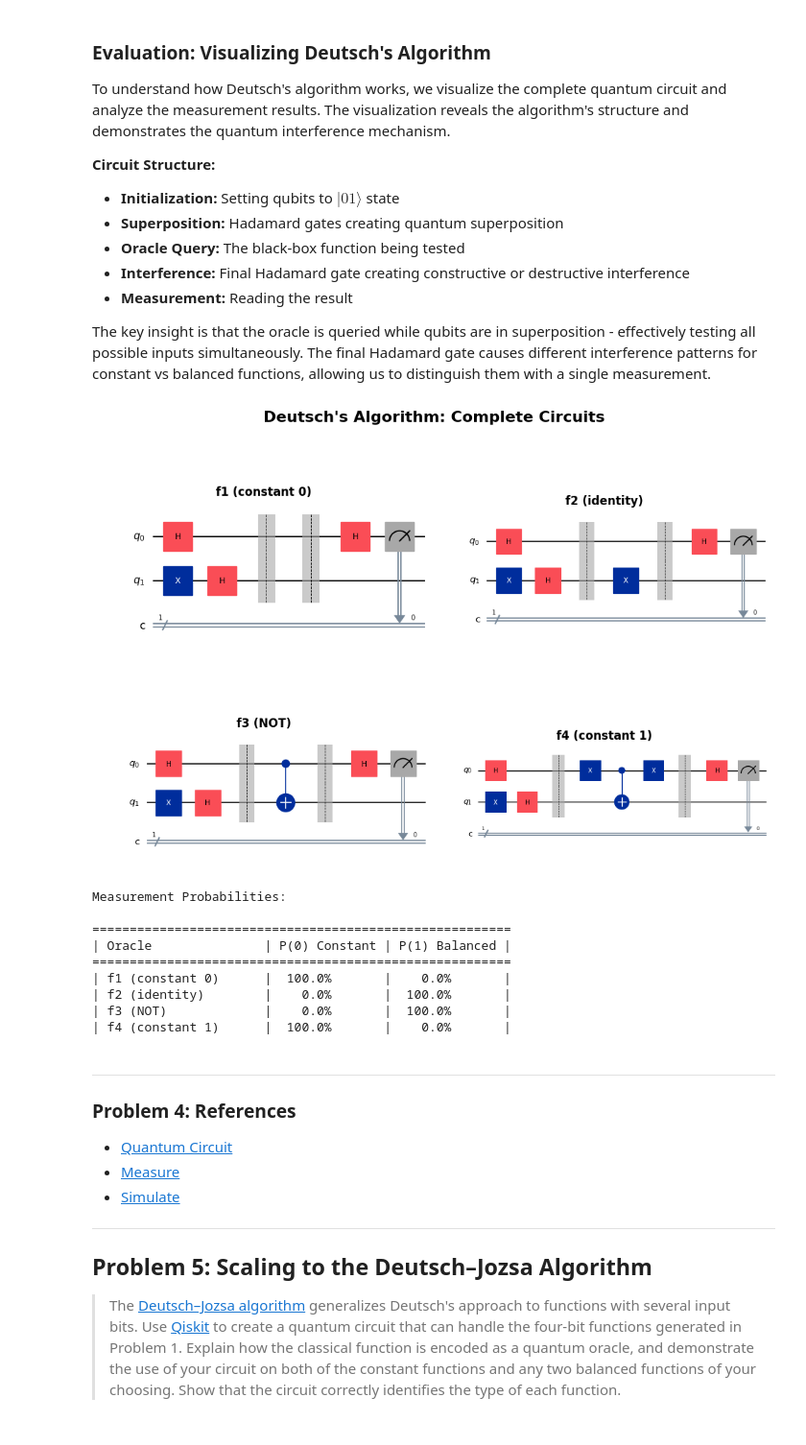
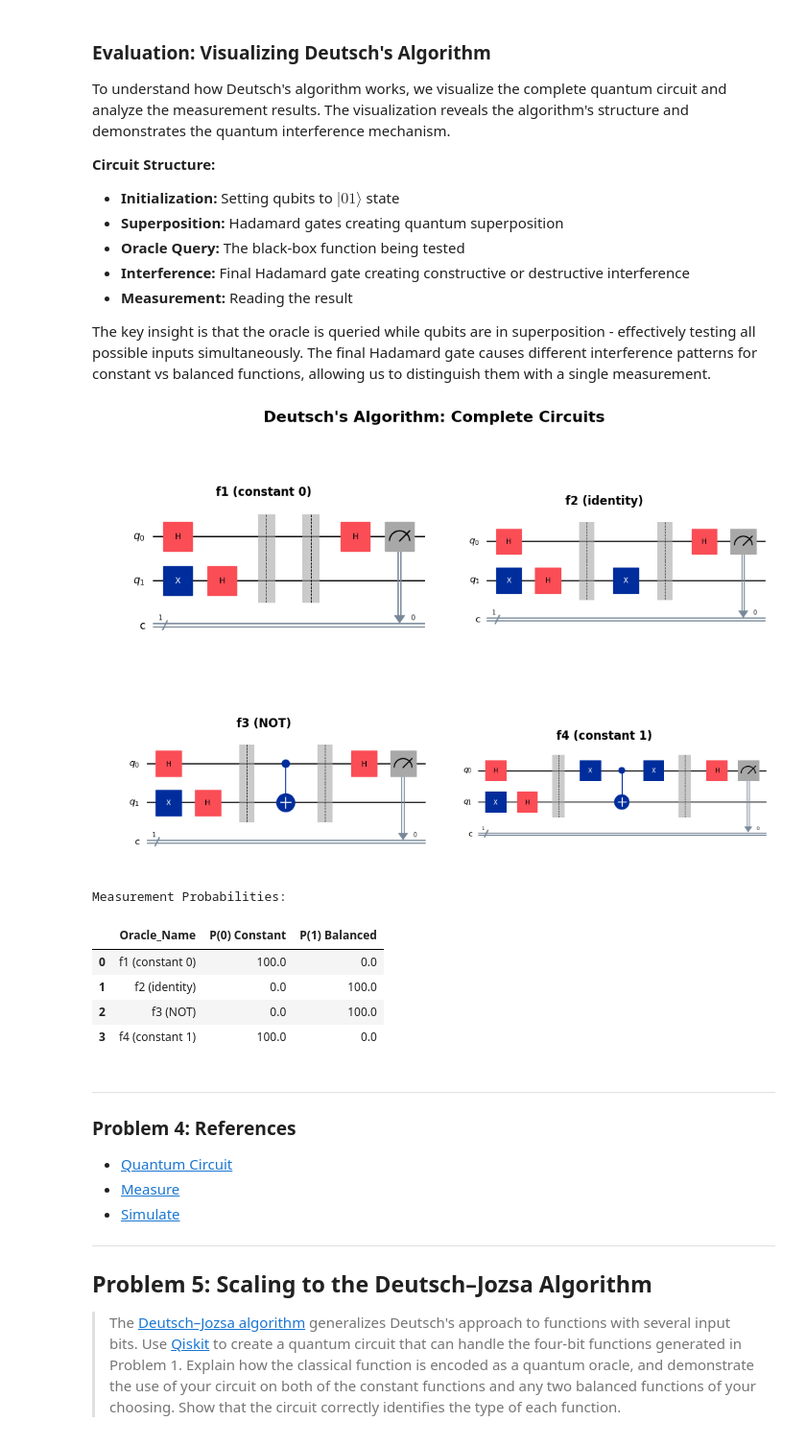
Before and after one commit to tomaspettit2506/ET-G00419414, a Jupyter notebook: problems.ipynb, the cells around one changed output. Shown at 96% size. Saved outputs shown, nothing was run; the diff lists cells and outputs as text; code cells hidden in the pictures.

```diff
--- a/problems.ipynb
+++ b/problems.ipynb
@@ -1087,35 +1095,41 @@ for idx, (name, oracle) in enumerate(oracles_list):
 plt.tight_layout()
 plt.savefig('img/deutsch_algorithm_circuits.png')  # Save the figure as a PNG file
 plt.show()
-
-# Create measurement probability visualization
-print("\nMeasurement Probabilities:\n")
-print("=" * 56)
-print("| Oracle               | P(0) Constant | P(1) Balanced |")
-print("=" * 56)
-
-for oracle_name, oracle_circuit in oracles.items():
-    deutsch_circuit = deutsch_algorithm(oracle_circuit)
-    job = simulator.run(deutsch_circuit, shots=1000)
-    result = job.result()
-    counts = result.get_counts()
-
-    # Calculate probabilities
-    prob_0 = counts.get('0', 0) / 1000 * 100
-    prob_1 = counts.get('1', 0) / 1000 * 100
-
-    print(f"| {oracle_name:20} | {prob_0:6.1f}%       | {prob_1:6.1f}%       |")
 # %% [output]
 [figure]
-Measurement Probabilities:
-
-========================================================
-| Oracle               | P(0) Constant | P(1) Balanced |
-========================================================
-| f1 (constant 0)      |  100.0%       |    0.0%       |
-| f2 (identity)        |    0.0%       |  100.0%       |
-| f3 (NOT)             |    0.0%       |  100.0%       |
-| f4 (constant 1)      |  100.0%       |    0.0%       |
+# %%
+# Create a DataFrame for measurement probabilities
+probability_data = {
+				"Oracle_Name": [],
+				"P(0) Constant": [],
+				"P(1) Balanced": []
+}
+
+print("\nMeasurement Probabilities:")
+for oracle_name, oracle_circuit in oracles.items():
+    deutsch_circuit = deutsch_algorithm(oracle_circuit)
+    job = simulator.run(deutsch_circuit, shots=1000)
+    result = job.result()
+    counts = result.get_counts()
+
+    # Calculate probabilities
+    prob_0 = counts.get('0', 0) / 1000 * 100
+    prob_1 = counts.get('1', 0) / 1000 * 100
+
+    probability_data["Oracle_Name"].append(oracle_name)
+    probability_data["P(0) Constant"].append(prob_0)
+    probability_data["P(1) Balanced"].append(prob_1)
+
+probability_df = pd.DataFrame(probability_data)
+probability_df.to_csv('data/deutsch_algorithm_probabilities.csv', index=False)  # Save the DataFrame as a CSV file
+probability_df
+# %% [output]
+Measurement Probabilities:
+|  | Oracle_Name | P(0) Constant | P(1) Balanced |
+| 0 | f1 (constant 0) | 100.0 | 0.0 |
+| 1 | f2 (identity) | 0.0 | 100.0 |
+| 2 | f3 (NOT) | 0.0 | 100.0 |
+| 3 | f4 (constant 1) | 100.0 | 0.0 |
 # %% [markdown]
 ---
 ### Problem 4: References
```
Also changed, not shown: parts of 3 cells of this notebook.
